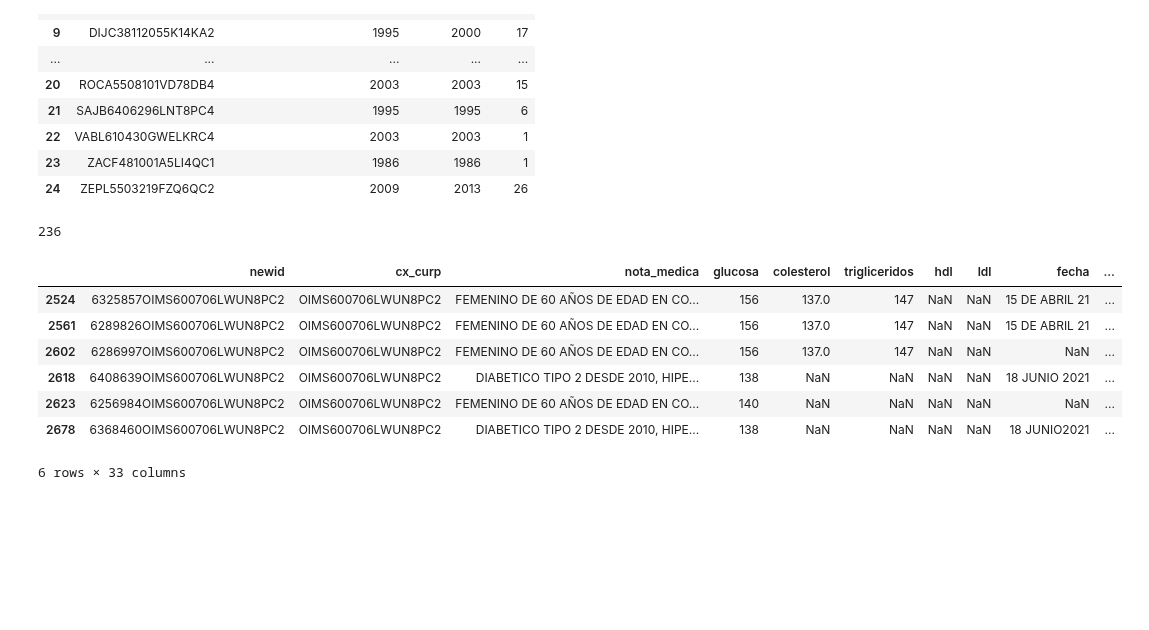
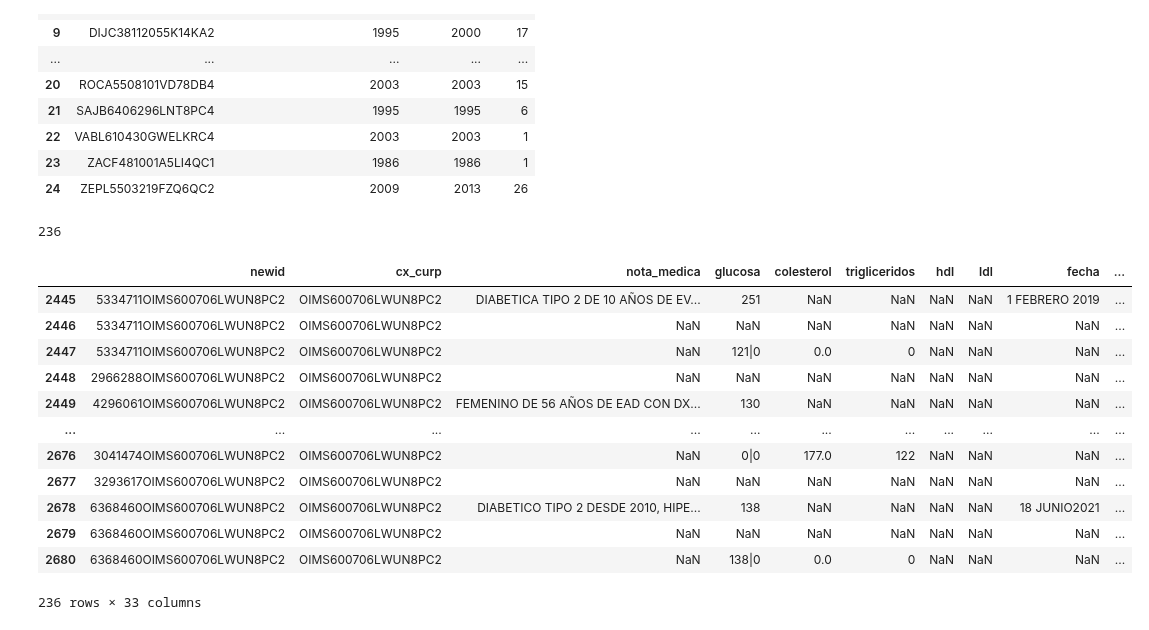
Before and after one commit to AideJGC/ProyectoDIABETIA_Estancia, a Jupyter notebook: notebooks/Pruebas.ipynb, the cells around one changed output. Cells and saved outputs as stored; diff of their text form; code cells hidden in the pictures; blank space fills up the shorter version.

```diff
--- a/notebooks/Pruebas.ipynb
+++ b/notebooks/Pruebas.ipynb
@@ -201,20 +201,25 @@ a
 | 23 | ZACF481001A5LI4QC1 | 1986 | 1986 | 1 |
 | 24 | ZEPL5503219FZQ6QC2 | 2009 | 2013 | 26 |
 # %%
-a.columns = ['cx_curp', 'año_dx_dm', 'mode', 'count']
-a = a[['cx_curp', 'año_dx_dm']]
+#a.columns = ['cx_curp', 'año_dx_dm', 'mode', 'count']
+#a = a[['cx_curp', 'año_dx_dm']]
 x = pd.merge(df, a, on = "cx_curp", how="left")
 print(len(x[(x['cx_curp']=='OIMS600706LWUN8PC2')]))
-x = x[(x['cx_curp']=='OIMS600706LWUN8PC2')&(~(pd.isna(x['año_de_diagnostico_hipertensión'])))]
+x = x[(x['cx_curp']=='OIMS600706LWUN8PC2')&(~(pd.isna(x['año_dx_dm'])))]
 x
 # %% [output]
 236
 |  | newid | cx_curp | nota_medica | glucosa | colesterol | trigliceridos | hdl | ldl | fecha | ... |
-| 2524 | 6325857OIMS600706LWUN8PC2 | OIMS600706LWUN8PC2 | FEMENINO DE 60 AÑOS DE EDAD EN CO... | 156 | 137.0 | 147 | NaN | NaN | 15 DE ABRIL 21 | ... |
-| 2561 | 6289826OIMS600706LWUN8PC2 | OIMS600706LWUN8PC2 | FEMENINO DE 60 AÑOS DE EDAD EN CO... | 156 | 137.0 | 147 | NaN | NaN | 15 DE ABRIL 21 | ... |
-| 2602 | 6286997OIMS600706LWUN8PC2 | OIMS600706LWUN8PC2 | FEMENINO DE 60 AÑOS DE EDAD EN CO... | 156 | 137.0 | 147 | NaN | NaN | NaN | ... |
-| 2618 | 6408639OIMS600706LWUN8PC2 | OIMS600706LWUN8PC2 | DIABETICO TIPO 2 DESDE 2010, HIPE... | 138 | NaN | NaN | NaN | NaN | 18 JUNIO 2021 | ... |
-| 2623 | 6256984OIMS600706LWUN8PC2 | OIMS600706LWUN8PC2 | FEMENINO DE 60 AÑOS DE EDAD EN CO... | 140 | NaN | NaN | NaN | NaN | NaN | ... |
+| 2445 | 5334711OIMS600706LWUN8PC2 | OIMS600706LWUN8PC2 | DIABETICA TIPO 2 DE 10 AÑOS DE EV... | 251 | NaN | NaN | NaN | NaN | 1 FEBRERO 2019 | ... |
+| 2446 | 5334711OIMS600706LWUN8PC2 | OIMS600706LWUN8PC2 | NaN | NaN | NaN | NaN | NaN | NaN | NaN | ... |
+| 2447 | 5334711OIMS600706LWUN8PC2 | OIMS600706LWUN8PC2 | NaN | 121|0 | 0.0 | 0 | NaN | NaN | NaN | ... |
+| 2448 | 2966288OIMS600706LWUN8PC2 | OIMS600706LWUN8PC2 | NaN | NaN | NaN | NaN | NaN | NaN | NaN | ... |
+| 2449 | 4296061OIMS600706LWUN8PC2 | OIMS600706LWUN8PC2 | FEMENINO DE 56 AÑOS DE EAD CON DX... | 130 | NaN | NaN | NaN | NaN | NaN | ... |
+| ... | ... | ... | ... | ... | ... | ... | ... | ... | ... | ... |
+| 2676 | 3041474OIMS600706LWUN8PC2 | OIMS600706LWUN8PC2 | NaN | 0|0 | 177.0 | 122 | NaN | NaN | NaN | ... |
+| 2677 | 3293617OIMS600706LWUN8PC2 | OIMS600706LWUN8PC2 | NaN | NaN | NaN | NaN | NaN | NaN | NaN | ... |
 | 2678 | 6368460OIMS600706LWUN8PC2 | OIMS600706LWUN8PC2 | DIABETICO TIPO 2 DESDE 2010, HIPE... | 138 | NaN | NaN | NaN | NaN | 18 JUNIO2021 | ... |
+| 2679 | 6368460OIMS600706LWUN8PC2 | OIMS600706LWUN8PC2 | NaN | NaN | NaN | NaN | NaN | NaN | NaN | ... |
+| 2680 | 6368460OIMS600706LWUN8PC2 | OIMS600706LWUN8PC2 | NaN | 138|0 | 0.0 | 0 | NaN | NaN | NaN | ... |
-6 rows × 33 columns
+236 rows × 33 columns
 # %%
```
Also changed, not shown: parts of 4 cells of this notebook.
